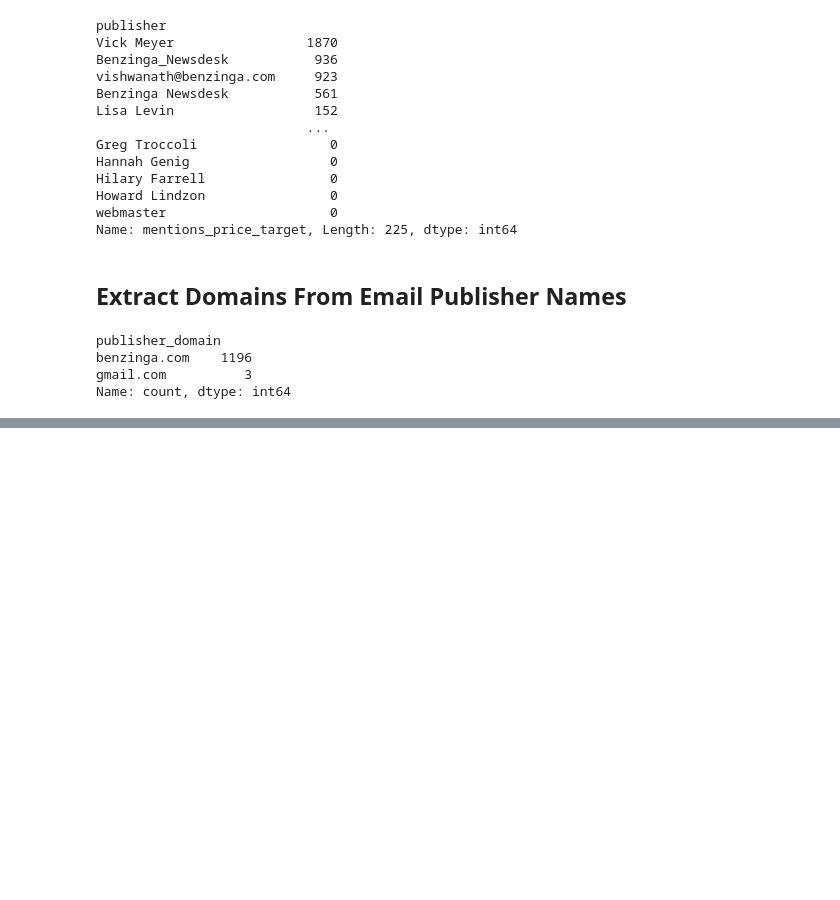
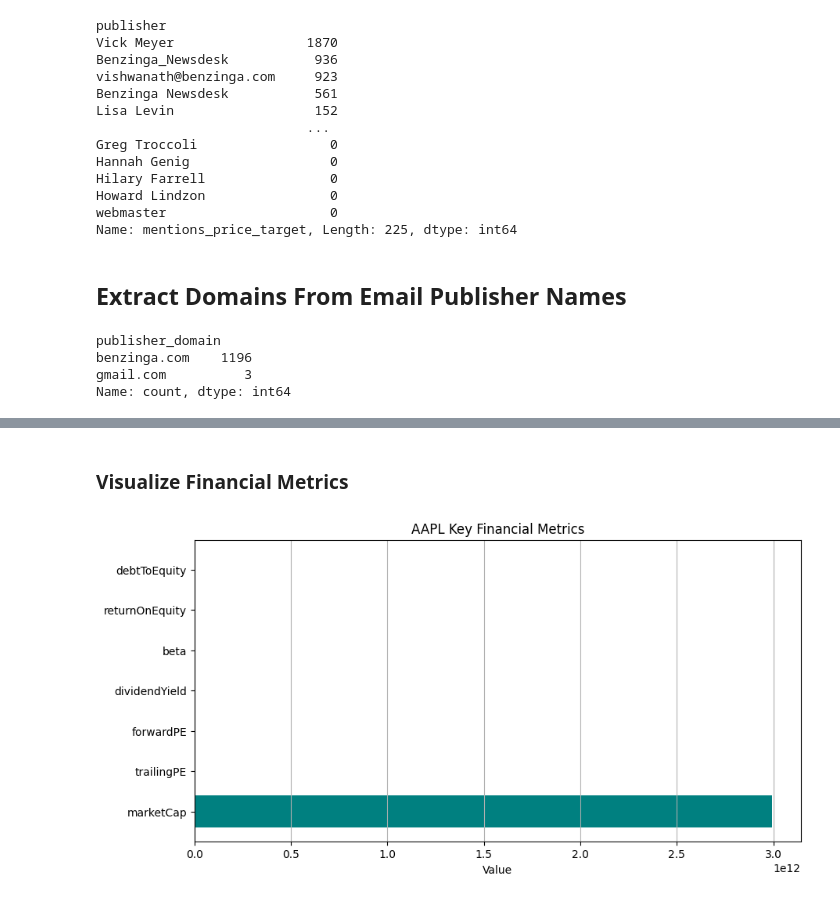
Before and after one commit to befkir/Financial-news-and-stock-analysis, a Jupyter notebook: notebooks/eda_analysis.ipynb, the cells around one changed output, grey strips where cells are left out. Saved outputs shown, nothing was run; the diff lists cells and outputs as text; code cells hidden in the pictures; blank space fills up the shorter version.

```diff
--- a/notebooks/eda_analysis.ipynb
+++ b/notebooks/eda_analysis.ipynb
@@ -232,0 +355,16 @@ Name: count, dtype: int64
+# %% [markdown]
+### Visualize Financial Metrics
+# %%
+import matplotlib.pyplot as plt
+
+labels = list(metrics.keys())
+values = list(metrics.values())
+
+plt.figure(figsize=(10, 5))
+plt.barh(labels, values, color='teal')
+plt.title("AAPL Key Financial Metrics")
+plt.xlabel("Value")
+plt.grid(axis='x')
+plt.show()
+# %% [output]
+[figure, added]
```
Also changed, not shown: parts of 17 cells of this notebook.
